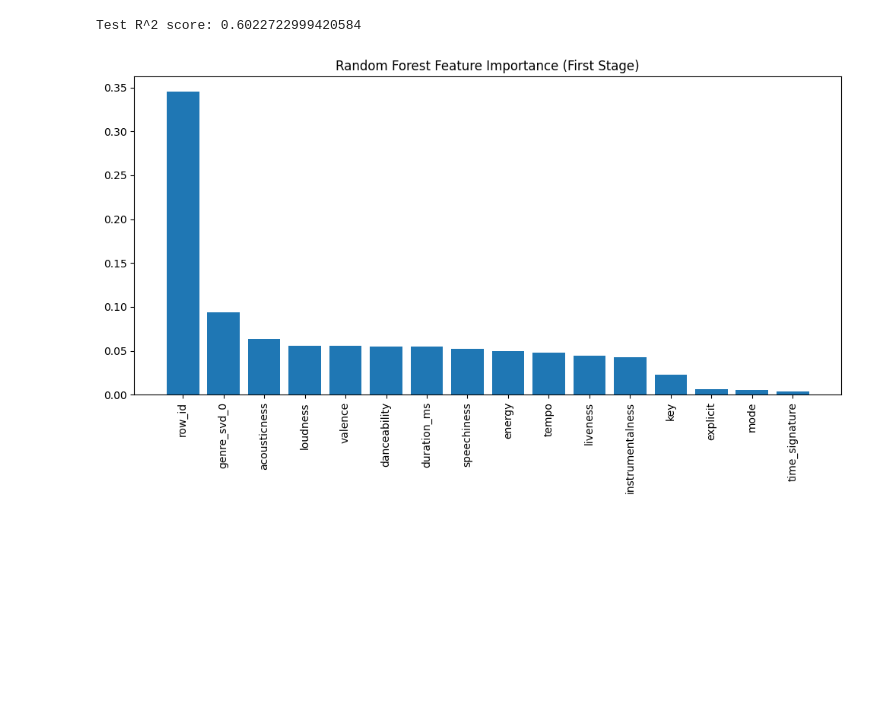
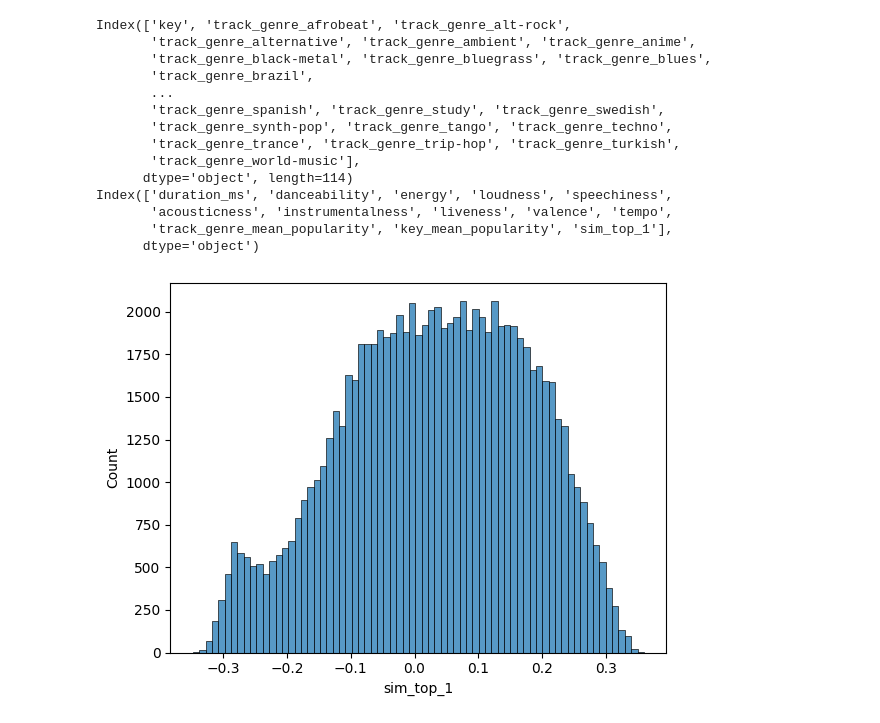
Before and after one commit to felixlaplante/sup-challenge, a Jupyter notebook: main.ipynb, the cells around one changed output. Drawn from its saved outputs; the diff is of its cells as text; code cells hidden in the pictures; blank space fills up the shorter version.

```diff
--- a/main.ipynb
+++ b/main.ipynb
@@ -82,0 +30,8 @@ X, Y = prepare_X(data).drop("popularity", axis=1), data["popularity"]
+# %%
+from sklearn.model_selection import KFold
+
+CATEGORICAL_COLS = ["track_genre", "key"]
+DROP_COLS = ["Unnamed: 0", "row_id", "mode", "time_signature", "explicit"]
+
+K = 5
+KF = KFold(n_splits=K, shuffle=True)
@@ -83,14 +101,54 @@ X, Y = prepare_X(data).drop("popularity", axis=1), data["popularity"]
+# %%
+X_cat, X, Y = (
+    categorical_data(data),
+    prepare_data(data).drop("popularity", axis=1),
+    data["popularity"],
+)
+
+print(X_cat.columns)
+
+print(X.columns)
+sns.histplot(X["sim_top_1"])
+plt.show()
+# %% [output]
+Index(['key', 'track_genre_afrobeat', 'track_genre_alt-rock',
+       'track_genre_alternative', 'track_genre_ambient', 'track_genre_anime',
+       'track_genre_black-metal', 'track_genre_bluegrass', 'track_genre_blues',
+       'track_genre_brazil',
+       ...
+       'track_genre_spanish', 'track_genre_study', 'track_genre_swedish',
+       'track_genre_synth-pop', 'track_genre_tango', 'track_genre_techno',
+       'track_genre_trance', 'track_genre_trip-hop', 'track_genre_turkish',
+       'track_genre_world-music'],
+      dtype='object', length=114)
+Index(['duration_ms', 'danceability', 'energy', 'loudness', 'speechiness',
+       'acousticness', 'instrumentalness', 'liveness', 'valence', 'tempo',
+       'track_genre_mean_popularity', 'key_mean_popularity', 'sim_top_1'],
+      dtype='object')
+[figure, added]
 # %%
 import matplotlib.pyplot as plt
-import numpy as np
 from sklearn.ensemble import RandomForestRegressor
+from sklearn.linear_model import LinearRegression
 from sklearn.metrics import r2_score
 from sklearn.model_selection import KFold, train_test_split
 from tqdm import tqdm
 
-X_train, X_test, Y_train, Y_test = train_test_split(
-    X, Y, test_size=0.2, random_state=42
+data_train, data_test = train_test_split(data, test_size=0.2, random_state=42)
+
+X_cat_train, X_train = (
+    categorical_data(data_train),
+    prepare_data(data_train, reset=True).drop("popularity", axis=1),
 )
+Y_train = data_train["popularity"] - (
+    cat_model := LinearRegression().fit(X_cat_train, data_train["popularity"])
+).predict(X_cat_train)
+
+X_cat_test, X_test = (
+    categorical_data(data_test),
+    prepare_data(data_test).drop("popularity", axis=1),
+)
+Y_test = data_test["popularity"]
 
 models = []
 
@@ -99,18 +157,8 @@ for train_idx, _ in tqdm(KF.split(X_train)):
 
     Y_tr -= sum([model.predict(X_tr) for model in models])
 
-    models.append(RandomForestRegressor(n_estimators=100, n_jobs=-1).fit(X_tr, Y_tr))
-
-y_test_pred = sum([model.predict(X_test) for model in models])
-print("Test R^2 score:", r2_score(Y_test, y_test_pred))
-
-indices = models[0].feature_importances_.argsort()[::-1]
-plt.figure(figsize=(10, 6))
-plt.bar(range(X.shape[1]), models[0].feature_importances_[indices])
-plt.xticks(range(X.shape[1]), X.columns[indices], rotation=90)
-plt.title("Random Forest Feature Importance (First Stage)")
-plt.tight_layout()
-plt.show()
+    models.append(
+        RandomForestRegressor(
+            n_estimators=1000, n_jobs=-1, max_features=1 / 3, min_samples_split=10
+        ).fit(X_tr, Y_tr)
+    )
-# %% [output]
-Test R^2 score: 0.6022722999420584
-[figure, removed]
```
Also changed, not shown: parts of 8 cells of this notebook, 12 other files.
